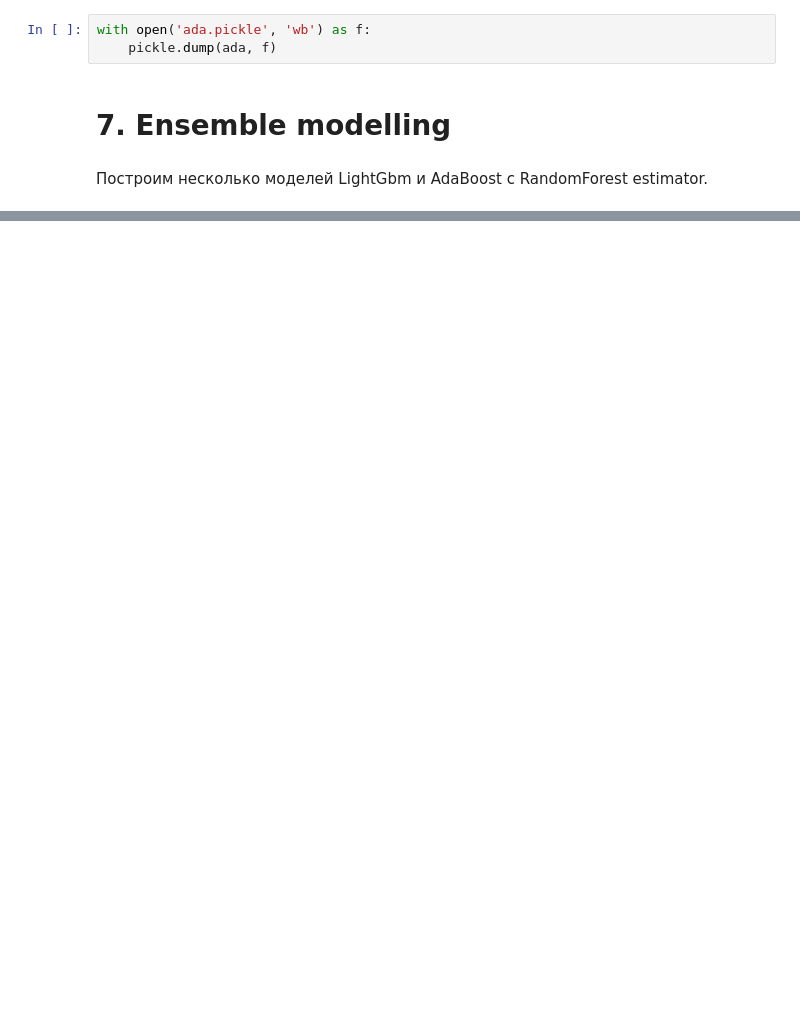
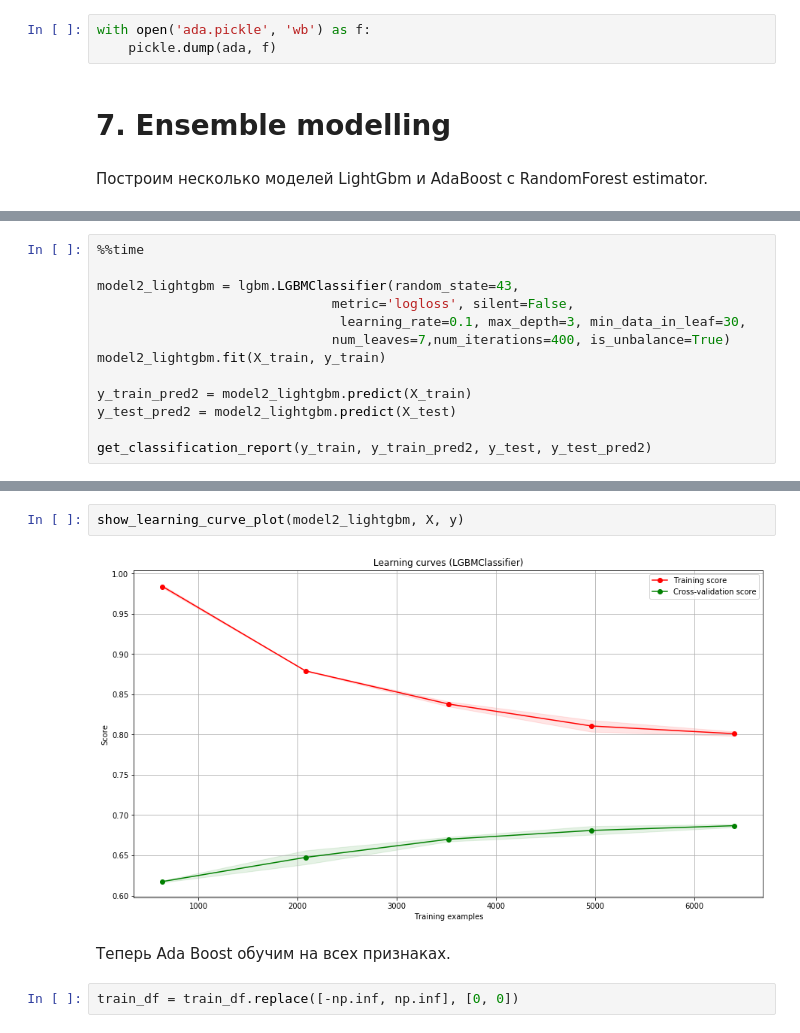
Before and after one commit to doksketch/to-give-or-not-to-give, a Jupyter notebook: credit_scoring.ipynb, the cells around one changed output, grey strips where cells are left out. Drawn from its saved outputs; the diff is of its cells as text; blank space fills up the shorter version.

```diff
--- a/credit_scoring.ipynb
+++ b/credit_scoring.ipynb
@@ -1182,0 +1285,13 @@ with open('ada.pickle', 'wb') as f:
+# %%
+%%time
+
+model2_lightgbm = lgbm.LGBMClassifier(random_state=43,
+                              metric='logloss', silent=False,
+                               learning_rate=0.1, max_depth=3, min_data_in_leaf=30,
+                              num_leaves=7,num_iterations=400, is_unbalance=True)
+model2_lightgbm.fit(X_train, y_train)
+
+y_train_pred2 = model2_lightgbm.predict(X_train)
+y_test_pred2 = model2_lightgbm.predict(X_test)
+
+get_classification_report(y_train, y_train_pred2, y_test, y_test_pred2)
@@ -1182,0 +1316,8 @@ with open('ada.pickle', 'wb') as f:
+# %%
+show_learning_curve_plot(model2_lightgbm, X, y)
+# %% [output]
+[figure, added]
+# %% [markdown]
+Теперь Ada Boost обучим на всех признаках.
+# %%
+train_df = train_df.replace([-np.inf, np.inf], [0, 0])
```
Also changed, not shown: parts of 41 cells of this notebook.
